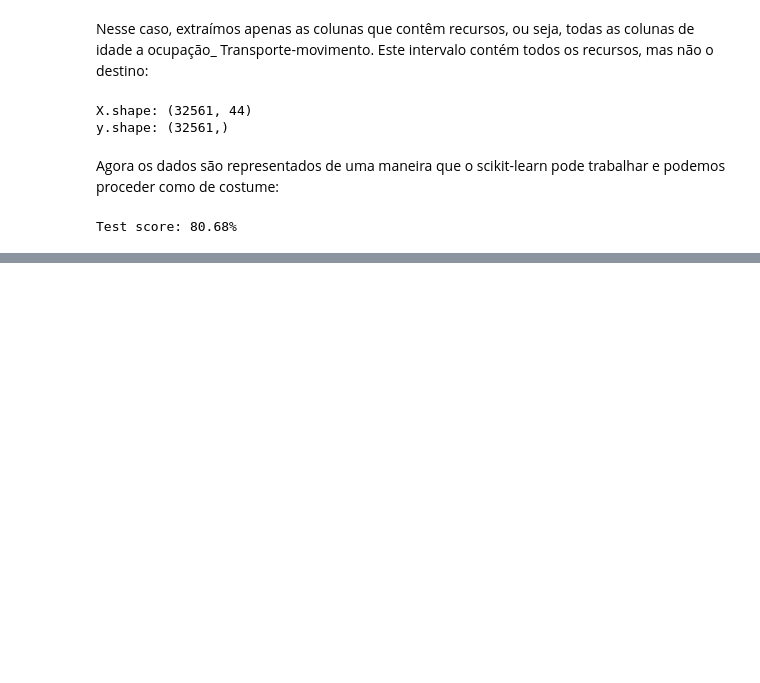
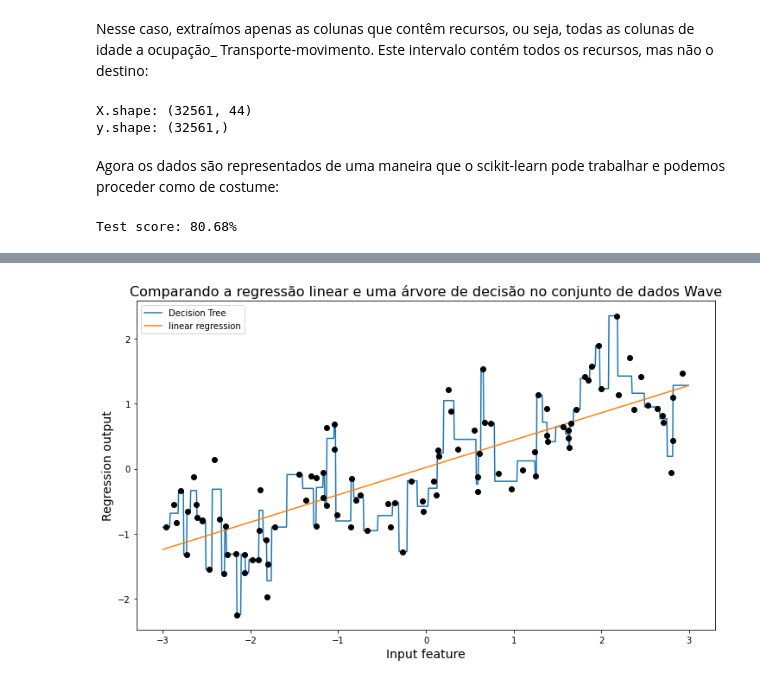
Before and after one commit to Kropotikin/Introduction_to_Machine_Learning_with_Python, a Jupyter notebook: Cap4_Represent_dados_feature_engeneering.ipynb, the cells around one changed output, grey strips where cells are left out. Drawn from its saved outputs; the diff is of its cells as text; code cells hidden in the pictures; blank space fills up the shorter version.

Commit message:
abordando: "Os números podem codificar categorias", "Bining, discretização, modelos lineares e arvores" e "Interações e Polinômios".

```diff
--- a/Cap4_Represent_dados_feature_engeneering.ipynb
+++ b/Cap4_Represent_dados_feature_engeneering.ipynb
@@ -202,0 +261,24 @@ características fictícias. Agora nossos conjuntos de treinamento e teste têm
+# %%
+from sklearn.linear_model import LinearRegression
+from sklearn.tree import DecisionTreeRegressor
+
+X, y = mglearn.datasets.make_wave(n_samples = 100)
+line = np.linspace(-3, 3, 1000, endpoint = False).reshape(-1,1)
+
+plt.figure(figsize = (12,7))
+
+reg = DecisionTreeRegressor(min_samples_split = 3)
+reg.fit(X, y)
+plt.plot(line, reg.predict(line), label = 'Decision Tree')
+
+reg = LinearRegression()
+reg.fit(X, y)
+plt.plot(line, reg.predict(line), label = 'linear regression')
+
+plt.plot(X[:, 0], y, 'o', c = 'k' )
+plt.title('Comparando a regressão linear e uma árvore de decisão no conjunto de dados Wave', fontsize = 16)
+plt.ylabel('Regression output', fontsize = 14)
+plt.xlabel('Input feature', fontsize = 14)
+plt.legend(loc = 'best');
+# %% [output]
+[figure, added]
```
Also changed, not shown: parts of 69 cells of this notebook.
